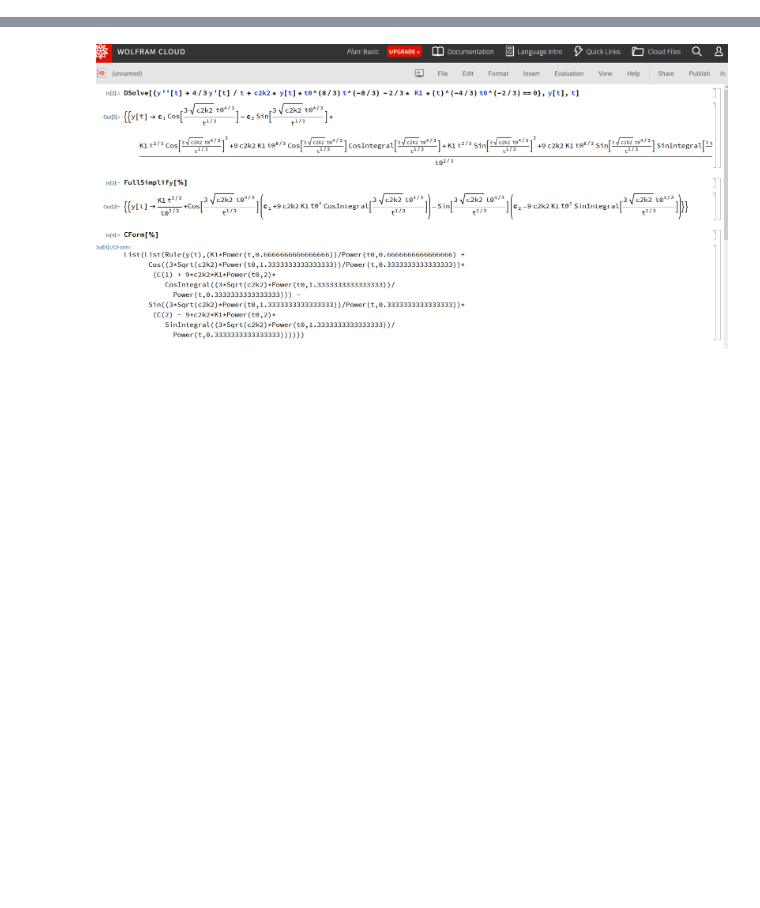
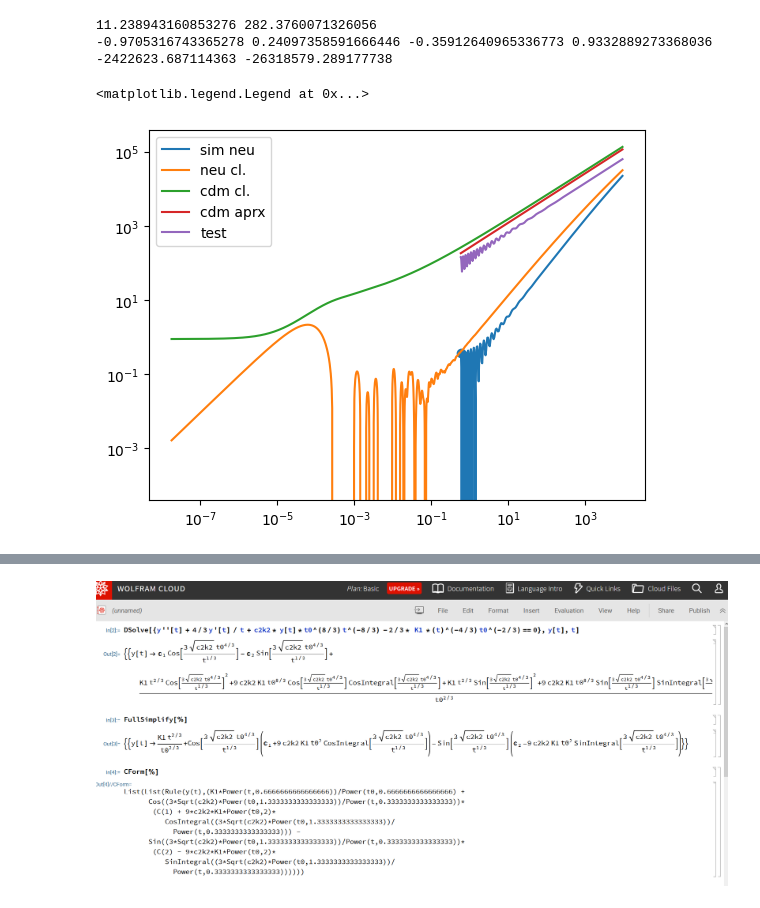
Before and after one commit to eriksteenberg/Power-spectrum-Test, a Jupyter notebook: 21-03-2023.ipynb, the cells around one changed output, grey strips where cells are left out. Cells and saved outputs as stored; diff of their text form; code cells hidden in the pictures; blank space fills up the shorter version.

```diff
--- a/21-03-2023.ipynb
+++ b/21-03-2023.ipynb
@@ -227,3 +189,82 @@ plt.legend()
+# %%
+
+# diff ligning i fysisk tid
+# ===============================
+a0 = (float(T_0)/t0)**(2/3)
+
+def func(t,y): # fysisk tid
+    delta = y[0]
+    t0 = tid[-1]
+    d_delta = y[1]
+    H = 2/3 * t**(-1)
+    a = (t/t0)**(2/3)
+    a0 = (float(T_0)/t0)**(2/3)
+    d2_delta = - 2 * 2/3 * t**(-1) * d_delta + 3/2 * ((2/3 * t**(-1))**2) * delta0/((float(T_ini_tid)/t0)**(2/3)) * (t/t0)**(2/3) - (c*k)**2 * delta/a**4
+
+    return [d_delta,d2_delta]
+
+# startværdien for neutrinoer
+d0 = neu_interp(a0)
+t0 = tid_class[-1]
+t = [T_0,t0]
+y0 = [d0,-(0)]
+# cs(a,mv,factor):
+a0 = (T_0/t0) ** (2/3)
+
+A = 3 * cs(1,mv_test,cs_factor) * k * t0
+B = 3 * cs(a0,mv_test,cs_factor) * k * T_0/a0
+print(A,B)
+sA = np.sin(A)
+cA = np.cos(A)
+SIA, CIA = special.sici(A)
+sB = np.sin(B)
+cB = np.cos(B)
+print(sA,cA,sB,cB)
+SIB, CIB = special.sici(B)
+dts = delta0
+dvts = d0
+dt0 = delta_class[-1]
+dvt0 = delta_neutrino_class[-1]
+C1 = (dts-dvts-dts*B**2 * CIB + sB * dts * B**2 * SIB - sB/sA *(dt0-dvt0 + cA * dt0 * A**2 * CIA + sA * dt0 * A**2 * SIA))/(sB*cA/sA - cB)
+C2 = 1/ sA * (dt0 - dvt0 + cA * dt0 * A**2 * CIA + sA *dt0 * A**2 * SIA) + cA/sA * C1
+
+print(C1,C2)
+
+def f(t,k,t0):
+    a = (t/t0)** (2/3)
+    val = 3 * cs(a,mv_test,cs_factor) * k * t / a
+    dcdm = delta0 / a0 *  a
+    si,ci = special.sici(val)
+    res = dcdm + np.cos(val) * (C1 + dcdm *(val)**2 * ci) - np.sin(val) * ( C2 - dcdm * val**2 * si)
+    return res
+
+
+def func5(t,t0,d0,delta0,c2k2,a0):
+    a = np.power(t/t0,2/3)
+    K1 = 1#delta0/ a0
+    C1, C2 = 1,1#K1 * a,-K1*a
+    return (-100/ a0*Power(t,2/3))/Power(t0,2/3) + 10*Cos((3*Sqrt(c2k2)*Power(t0,4/3))/Power(t,1/3))* (C1 + 9*c2k2*K1*Power(t0,2)* CosIntegral((3*Sqrt(c2k2)*Power(t0,4/3))/ Power(t,1/3))) - Sin((3*Sqrt(c2k2)*Power(t0,4/3))/Power(t,1/3))* (C2 - 9*c2k2*K1*Power(t0,2)* SinIntegral((3*Sqrt(c2k2)*Power(t0,4/3))/ Power(t,1/3)))
+
+sol = scipy.integrate.solve_ivp(func,t,y0)
+
+plt.loglog(sol.t,-sol.y[0],label="sim neu")
+plt.plot(tid_class,-delta_neutrino_class,label="neu cl.")
+plt.plot(tid_class,-delta_class,label="cdm cl.")
+plt.loglog(sol.t,-delta0 * (sol.t)**(2/3),label="cdm aprx")
+plt.scatter(T_0,-d0)
+t = sol.t
+ts = t[0]
+t0 = t[-1]
+c2k2 = c**2*k**2
+plt.loglog(t,-func5(t,t0,d0,delta0,c2k2,a0),label="test")
+#plt.loglog(t,-f(t,k,t0))
+plt.legend()
+# %% [output]
+11.238943160853276 282.3760071326056
+-0.9705316743365278 0.24097358591666446 -0.35912640965336773 0.9332889273368036
+-2422623.687114363 -26318579.289177738
+<matplotlib.legend.Legend at 0x...>
+[figure, added]
 # %%
 def func():
     return (K1*Power(t,0.6666666666666666))/Power(t0,0.6666666666666666) + Cos((3*Sqrt(c2k2)*Power(t0,1.3333333333333333))/Power(t,0.3333333333333333))* (C(1) + 9*c2k2*K1*Power(t0,2)* CosIntegral((3*Sqrt(c2k2)*Power(t0,1.3333333333333333))/ Power(t,0.3333333333333333))) - Sin((3*Sqrt(c2k2)*Power(t0,1.3333333333333333))/Power(t,0.3333333333333333))* (C(2) - 9*c2k2*K1*Power(t0,2)* SinIntegral((3*Sqrt(c2k2)*Power(t0,1.3333333333333333))/ Power(t,0.3333333333333333)))
```
Also changed, not shown: parts of 6 cells of this notebook.
